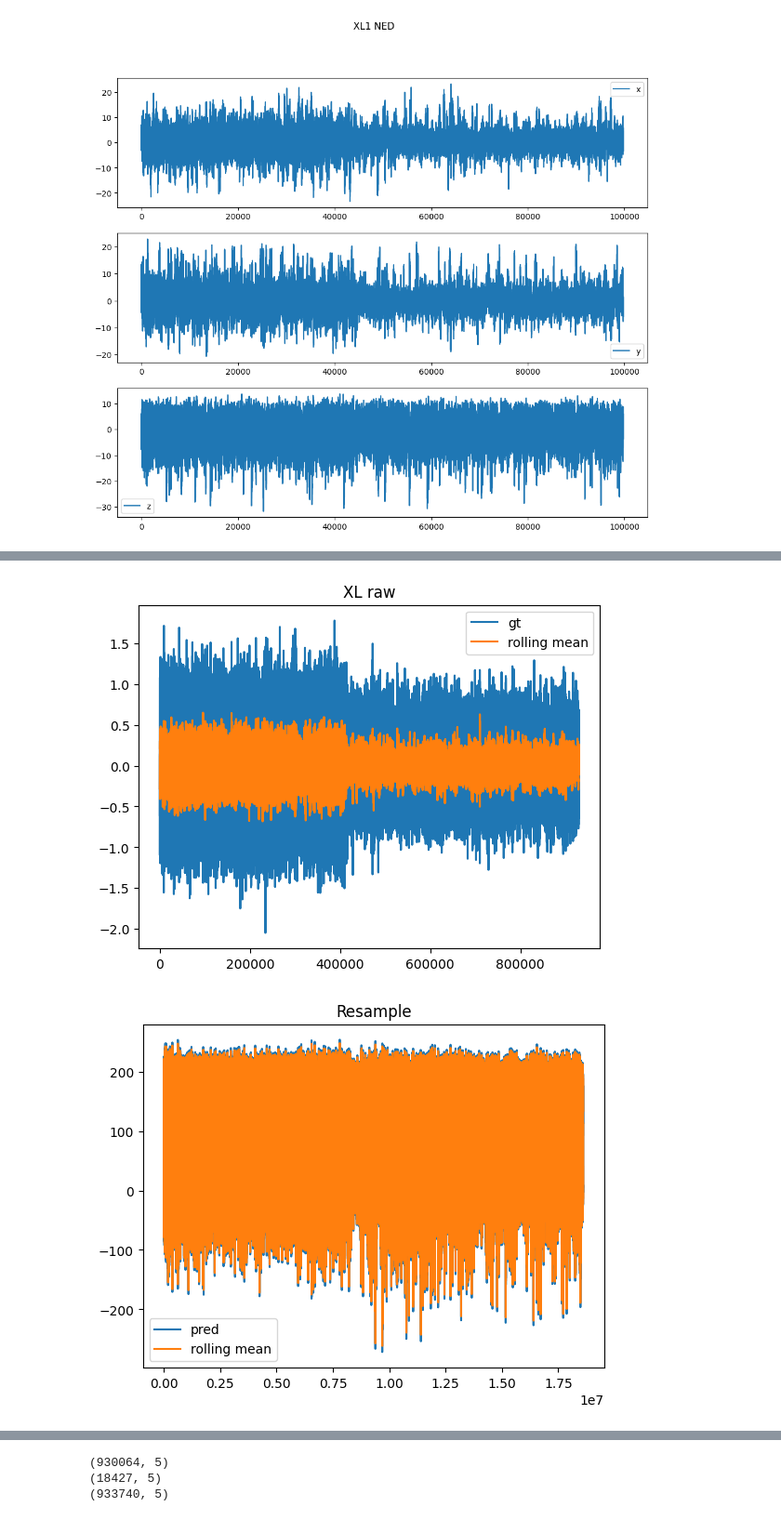
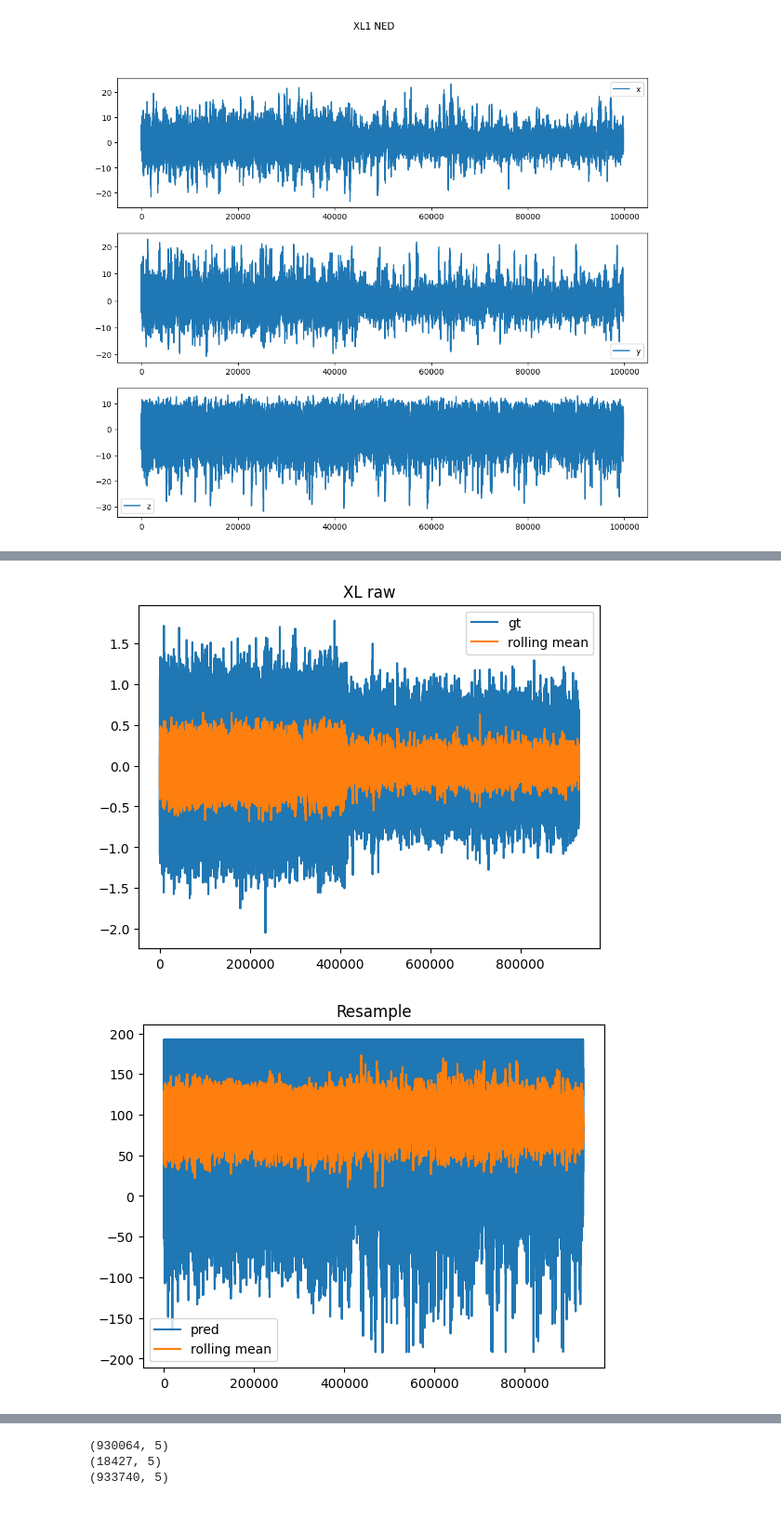
Before and after one commit to ahmedRafique744/Trim-management, a Jupyter notebook: imu_processing.ipynb, the cells around one changed output, grey strips where cells are left out. Shown at 93% size. Drawn from its saved outputs; the diff is of its cells as text; code cells hidden in the pictures.

```diff
--- a/imu_processing.ipynb
+++ b/imu_processing.ipynb
@@ -315,14 +316,14 @@ def keep_every_k_of_n(arr, k, n,):
         i += n
     return kept
 
-xl_missing = keep_every_k_of_n(xl_dat[:1000,:], 400, 500)
+xl_missing = np.array(keep_every_k_of_n(xl_dat[:1000,:], 400, 500))
 print(np.array(xl_missing).shape)
 
 #helper functions for experimenting with different parameters, plot rolling means
 xl_ = correct_data(xl_dat[:,1:])
 xl_ = clip_xl(xl_, 2)
 xl_ *= 9.8
-xl_resample = resample(xl_[:,3]*9.8, num=18601280)
+xl_resample = resample(xl_[:,3]*9.8, num=930064)
 xl_decimate = decimate(xl_resample, q=20)
 
 #raw data
@@ -359,45 +360,73 @@ plt.title("XL Interpolated")
 plt.legend()
 plt.show()
 
-# resample and decimate xl_missing
-test_odr = 25
-resample_list = np.arange(200000, 1860128, 100000)
-decimate_list = np.arange(100000, 930064, 50000)
-decimate_list_2 = np.repeat(1000, resample_list.shape[0])
+# Resampling and Decimating
+
+cols =['interval','timestamp','x', 'y', 'z']
+xl_df = pd.DataFrame(xl_dat, columns=cols)
+mg_df = pd.DataFrame(mg_dat, columns=cols)
+gy_df = pd.DataFrame(gy_dat, columns=cols)
+
+xl_group = xl_df.groupby('interval')
+mg_group = mg_df.groupby('interval')
+gy_group = gy_df.groupby('interval')
+
+resample_sizes = []
 mean_squared_list = []
-decimate_2, resample_2 = np.meshgrid(decimate_list, resample_list)
-for i in range(100000, 930064, 50000):
-    xl_missing_r = resample(xl_missing, num = 2*i)
-    factor = int((2*i)/1000)
-    print(factor)
-    xl_missing_d = decimate(xl_missing_r, q = factor, axis = 0)
-    # spline = PchipInterpolator(np.arange(xl_missing_d.shape[0]), xl_missing_d)
-    # xl_missing_interp = spline(np.arange(test_odr*3))
+decimate_sizes = []
 
-    # xl_new_interp, xl_new_dat = np.meshgrid()
-    print(mean_squared_error(xl_missing_d, xl_dat[:1000,:]))
-    print(mean_absolute_error(xl_missing_d, xl_dat[:1000,:]))
+for i in range(1, 11, 1):
+    xl_global = []
+    xl_w = []
+    for (name, xl_grp), (name, mg_grp), (name, gy_grp) in zip(xl_group, mg_group, gy_group):
+        xl_required = correct_data(xl_grp.drop(columns=['interval']).values)
+        xl_required = clip_xl(xl_required[:,1:], 2)
+        xl_p = xl_required * 9.810665
 
-    mean_squared_list.append(mean_squared_error(xl_missing_d, xl_dat[:1000,:]))
-    test_odr = 100
+        xl_w.append(xl_p)
 
-# ax = plt.scatter(decimate_list, resample_list, c = mean_squared_list, cmap = 'viridis', s = 100)
-# plt.colorbar(ax, label='MSE')
-# plt.grid(True)
-# plt.xlabel("Decimated Sample Size")
-# plt.ylabel("Resampled Sample Size")
-# plt.title("MSE Variation with Resample and Decimation Sizes")
+        if len(xl_w) > 3: #build window
+            xl_w.pop(0)
+
+        if len(xl_w) != 3:
+            continue
+
+        new_xl_w = []
+        len_w = []
+        for j, itvl in enumerate(xl_w):
+            new_xl_w.append(itvl)
+            len_w.append(len(itvl))
+
+        new_xl_w = np.vstack(new_xl_w)
+
+        xl_r = resample(new_xl_w, num = 3000*i, axis = 0)
+        factor = int(xl_r.shape[0]/1000)
+        xl_d = decimate(xl_r, q = factor, axis = 0)
+
+        for x in xl_d:
+            xl_global.append(x)
+
+    if len(xl_w) != 3:
+        continue
+
+    xl_global = np.array(xl_global)
+    print(xl_global.shape)
+    print(i)
+    resample_sizes.append(3000*i)
+    decimate_sizes.append(1000)
+
+    print(mean_squared_error(xl_global[:930064,:], xl_dat[:,2:]))
+    mean_squared_list.append(mean_squared_error(xl_global[:930064,:], xl_dat[:,2:]))
+
 fig, ax1 = plt.subplots()
-# ax1.plot(decimate_list, resample_list, label="Resample vs Decimate")
 fig.set_figwidth(10)
 fig.set_figheight(10)
 ax_t = ax1.twinx()
-ax_t.plot(decimate_list, mean_squared_list, label="Mean Squared Error", c="red")
-ax1.set_xticks(decimate_list, labels=list(decimate_list_2))
-ax1.set_yticks(resample_list, labels=list(resample_list))
+ax_t.plot(resample_sizes, mean_squared_list, label="Mean Squared Error", c="red")
+ax1.set_xticks(resample_sizes, labels=list(decimate_sizes))
+ax1.set_yticks(resample_sizes, labels=list(resample_sizes))
 ax1.set_xlabel("Decimated Sample Size")
 ax1.set_ylabel("Resampled Sample Size")
 plt.legend()
-# plt.xticks(decimate_list, decimate_list)
 plt.show()
 # %% [output]
@@ -405,2 +434,2 @@ plt.show()
 [figure]
-[figure, old version]
+[figure, new version]
```
Also changed, not shown: parts of 5 cells of this notebook.
